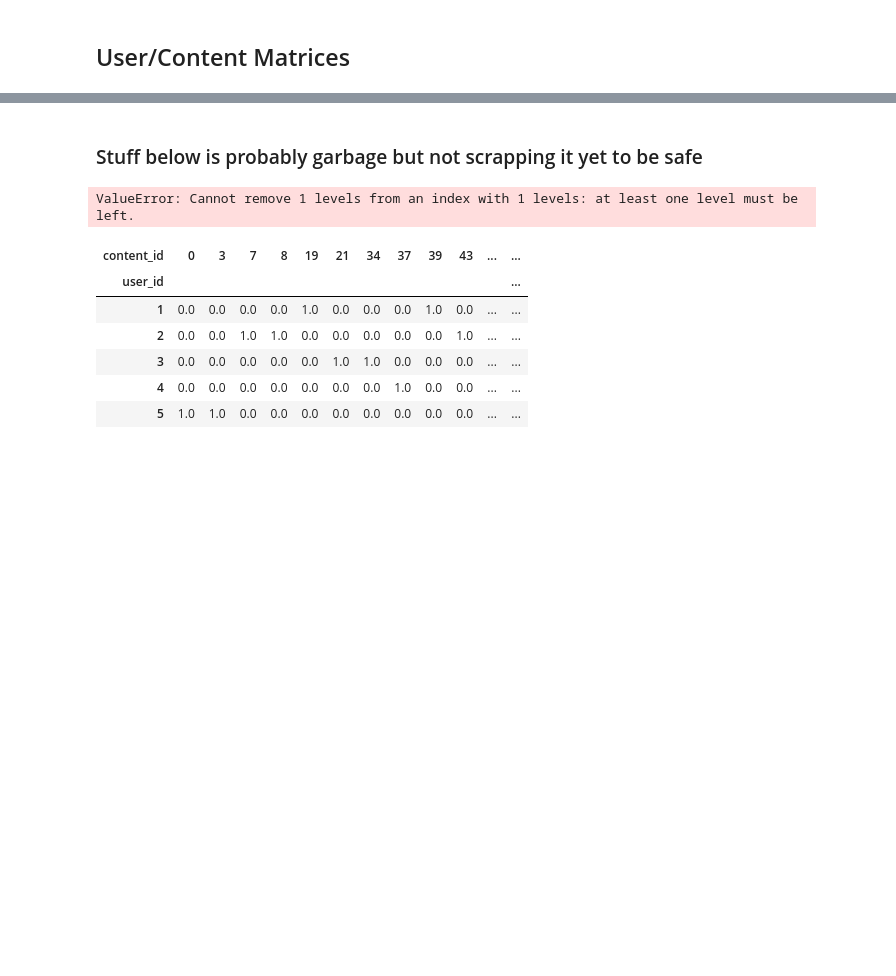
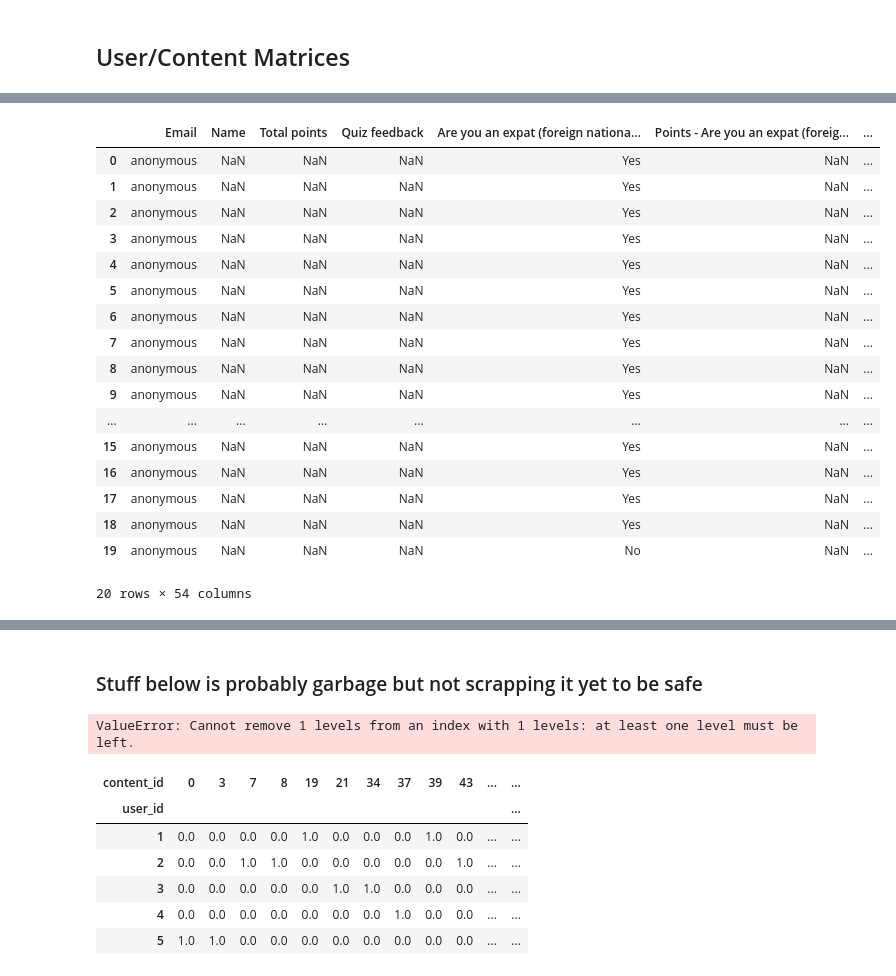
Before and after one commit to zoneout215/RS_assignment, a Jupyter notebook: CollaborativeFilt.ipynb, the cells around one changed output, grey strips where cells are left out. Saved outputs shown, nothing was run; the diff lists cells and outputs as text; code cells hidden in the pictures; blank space fills up the shorter version.

```diff
--- a/CollaborativeFilt.ipynb
+++ b/CollaborativeFilt.ipynb
@@ -110,0 +483,21 @@ scores_df
+# %%
+survey.drop(columns = ['ID', 'Start time', 'Completion time', 'Email', 'Name', 'Total points', 'Quiz feedback'])
+# %% [output]
+|  | Email | Name | Total points | Quiz feedback | Are you an expat (foreign nationa... | Points - Are you an expat (foreig... | ... |
+| 0 | anonymous | NaN | NaN | NaN | Yes | NaN | ... |
+| 1 | anonymous | NaN | NaN | NaN | Yes | NaN | ... |
+| 2 | anonymous | NaN | NaN | NaN | Yes | NaN | ... |
+| 3 | anonymous | NaN | NaN | NaN | Yes | NaN | ... |
+| 4 | anonymous | NaN | NaN | NaN | Yes | NaN | ... |
+| 5 | anonymous | NaN | NaN | NaN | Yes | NaN | ... |
+| 6 | anonymous | NaN | NaN | NaN | Yes | NaN | ... |
+| 7 | anonymous | NaN | NaN | NaN | Yes | NaN | ... |
+| 8 | anonymous | NaN | NaN | NaN | Yes | NaN | ... |
+| 9 | anonymous | NaN | NaN | NaN | Yes | NaN | ... |
+| ... | ... | ... | ... | ... | ... | ... | ... |
+| 15 | anonymous | NaN | NaN | NaN | Yes | NaN | ... |
+| 16 | anonymous | NaN | NaN | NaN | Yes | NaN | ... |
+| 17 | anonymous | NaN | NaN | NaN | Yes | NaN | ... |
+| 18 | anonymous | NaN | NaN | NaN | Yes | NaN | ... |
+| 19 | anonymous | NaN | NaN | NaN | No | NaN | ... |
+20 rows × 54 columns
```
Also changed, not shown: parts of 56 cells of this notebook.
